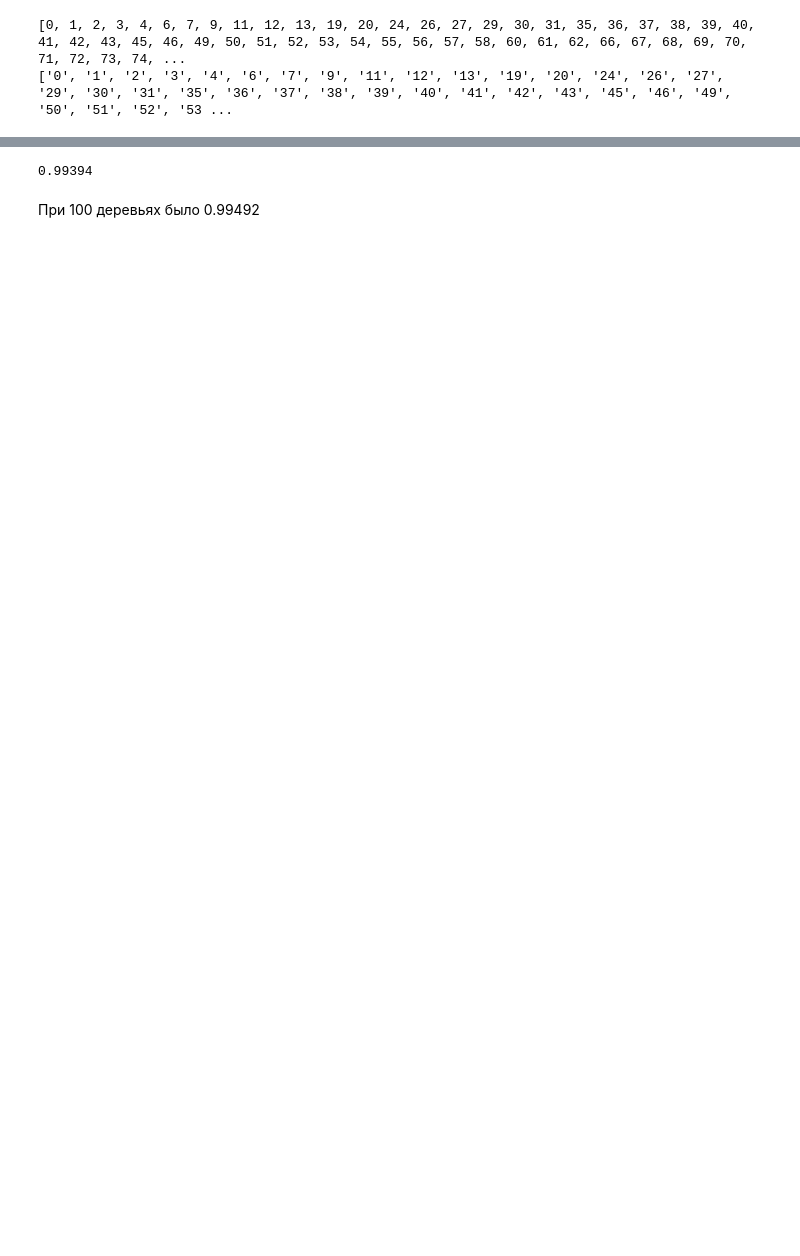
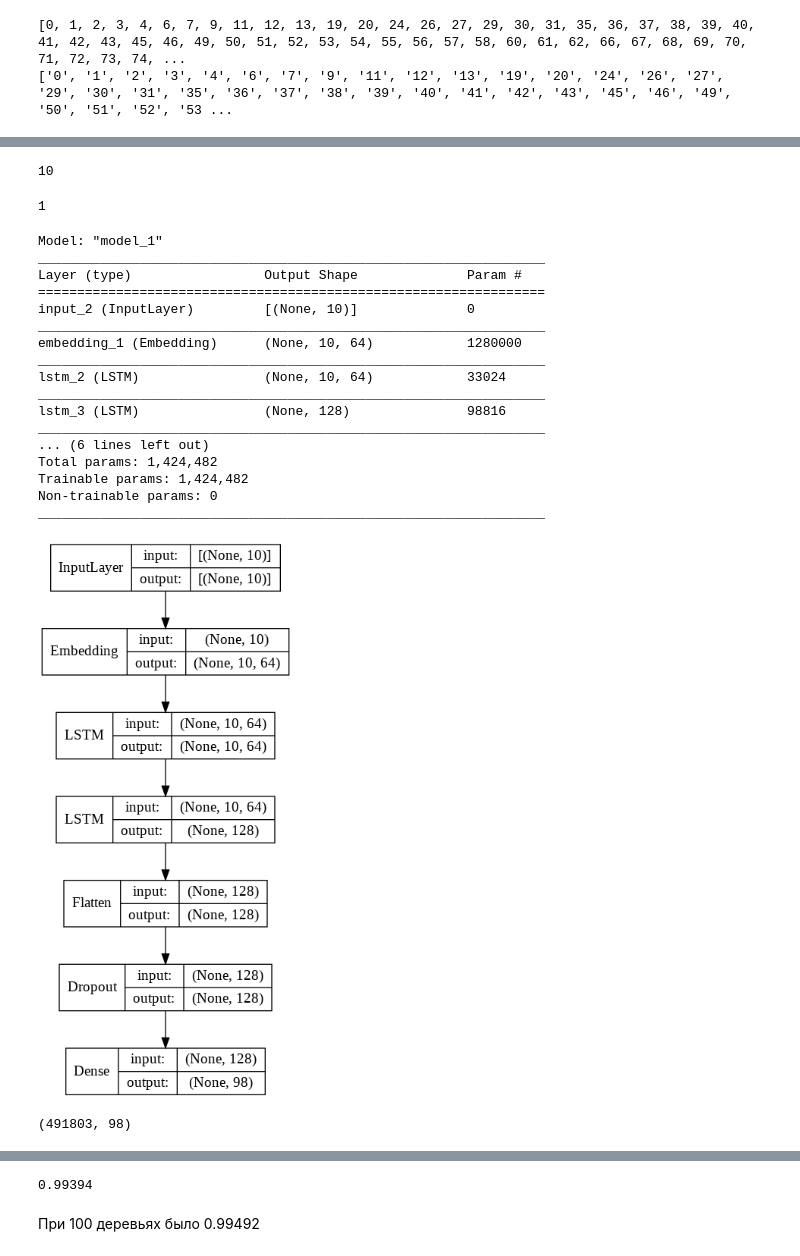
Before and after one commit to Loginov-Mikhail/DataFusionContest, a Jupyter notebook: training.ipynb, the cells around one changed output, grey strips where cells are left out. Cells and saved outputs as stored; diff of their text form; code cells hidden in the pictures; blank space fills up the shorter version.

```diff
--- a/training.ipynb
+++ b/training.ipynb
@@ -96,13 +94,0 @@ print(yTrain.loc[0, '70'])
-# %%
-# Обучение модели (Случайный Лес из 25 деревьев)
-model = RandomForestClassifier(n_estimators=25)
-model.fit(xTrain, yTrain)
-# Вывод значимости параметров
-importance = model.feature_importances_
-for i,v in enumerate(importance):
-	print('Feature: %0d, Score: %.5f' % (i,v))
-
-#print('1')
-#yhat = model.predict(x)
-#print(y)
-#print(yhat)
@@ -159,0 +95,52 @@ print(z_pred.head(10))
+# %%
+print(xTrain.shape[1])
+# %% [output]
+10
+# %%
+print(yTrain.loc[0, '106'])
+# %% [output]
+1
+# %%
+from tensorflow.keras import Input, Model, models, optimizers
+from tensorflow.keras.layers import Dense, Dropout, LSTM, GRU, concatenate, Flatten, Embedding
+from tensorflow.keras.utils import plot_model
+from tensorflow.keras.callbacks import ModelCheckpoint
+
+lstm_drop = 0.1
+inputShape = (xTrain.shape[1])
+modelIn = Input(shape=inputShape)
+embeddingLayer = Embedding(num_words, 64) (modelIn)
+lstmLayer1 = LSTM(64, dropout = lstm_drop, return_sequences=True)(embeddingLayer)
+lstmLayer2 = LSTM(128, dropout = lstm_drop)(lstmLayer1)
+flattenLayer = Flatten()(lstmLayer2)
+dropoutLayer = Dropout(0.1)(flattenLayer)
+modelOut = Dense(98,activation="softmax")(dropoutLayer)#tanh sigmoid softmax activation="sigmoid"
+model=Model([modelIn], [modelOut])
+
+loss='categorical_crossentropy' #binary_crossentropy categorical_crossentropy mae
+optimiser=optimizers.Adam(lr=0.0001, beta_1=0.9, beta_2=0.999, amsgrad=False)
+metrics1='accuracy'# mae accuracy
+model.compile(optimizer=optimiser,
+              loss=loss,
+              metrics=[metrics1])
+model.summary()
+plot_model(model, to_file='model_plot.png', expand_nested=True, show_shapes=True, show_layer_names=False)
+# %% [output]
+Model: "model_1"
+_________________________________________________________________
+Layer (type)                 Output Shape              Param #
+=================================================================
+input_2 (InputLayer)         [(None, 10)]              0
+_________________________________________________________________
+embedding_1 (Embedding)      (None, 10, 64)            1280000
+_________________________________________________________________
+lstm_2 (LSTM)                (None, 10, 64)            33024
+_________________________________________________________________
+lstm_3 (LSTM)                (None, 128)               98816
+_________________________________________________________________
+... (6 lines left out)
+Total params: 1,424,482
+Trainable params: 1,424,482
+Non-trainable params: 0
+_________________________________________________________________
+[figure, added]
@@ -159,0 +153,4 @@ print(z_pred.head(10))
+# %%
+print(y_train.shape)
+# %% [output]
+(491803, 98)
```
Also changed, not shown: parts of 22 cells of this notebook, 2 other files.
